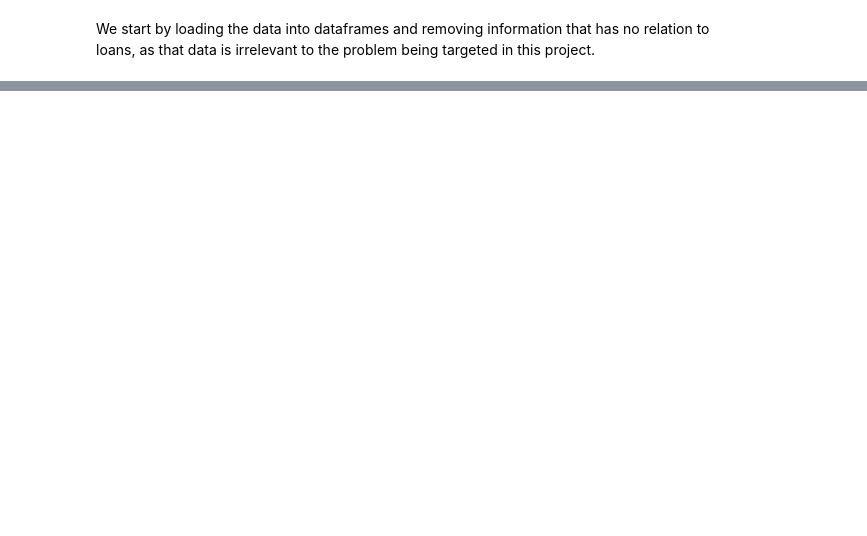
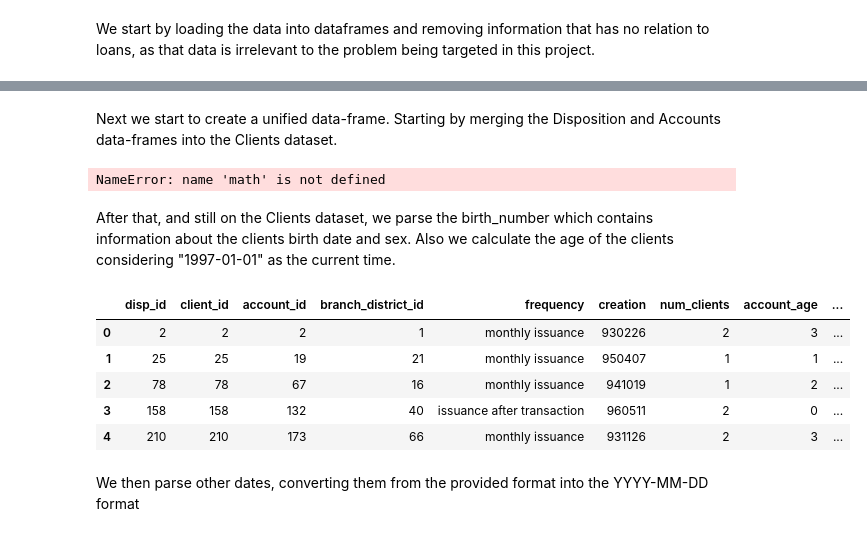
Before and after one commit to SergioEstevao11/FEUP-AC, a Jupyter notebook: src/bank_mining.ipynb, the cells around one changed output, grey strips where cells are left out. Drawn from its saved outputs; the diff is of its cells as text; code cells hidden in the pictures; blank space fills up the shorter version.

```diff
--- a/src/bank_mining.ipynb
+++ b/src/bank_mining.ipynb
@@ -260,0 +101,44 @@ accounts_with_balances
+# %% [markdown]
+Next we start to create a unified data-frame. Starting by merging the Disposition and Accounts data-frames into the Clients dataset.
+# %%
+from datetime import datetime
+import math
+
+dispositions_accounts = pd.merge(dispositions, accounts, on="account_id")
+dispositions_accounts.drop(columns="type", inplace=True)
+dispositions_accounts = dispositions_accounts.rename(columns={"date": "creation", "district_id": "branch_district_id"})
+current_date = datetime.strptime("1997-01-01", '%Y-%m-%d')
+dispositions_accounts["creation_date"] = pd.to_datetime(dispositions_accounts["creation"], format="%y%m%d")
+dispositions_accounts["account_age"] = dispositions_accounts["creation_date"].map(lambda date: math.floor((current_date - date).days/365.2425))
+dispositions_accounts.pop("creation_date")
+clients = pd.merge(dispositions_accounts, clients, on="client_id")
+clients = clients.rename(columns={"district_id": "client_district_id"})
+clients.head()
+# %% [output]
+NameError: name 'math' is not defined
+# %% [markdown]
+After that, and still on the Clients dataset, we parse the birth_number which contains information about the clients birth date and sex. Also we calculate the age of the clients considering "1997-01-01" as the current time.
+# %%
+from datetime import datetime
+import math
+#transform birth number into birthdate and sex
+birth_number = clients["birth_number"]
+clients["sex"] = birth_number.map(lambda nr: "Male" if nr % 10000 < 5000 else "Female").astype('category')
+clients["birthdate"] = birth_number.map(lambda nr: str(nr) if nr % 10000 < 5000 else str(nr-5000))
+clients["birthdate"] = pd.to_datetime("19"+clients["birthdate"], format='%Y%m%d')
+
+current_date = datetime.strptime("1997-01-01", '%Y-%m-%d')
+birthdates = clients["birthdate"]
+clients["age"] = birthdates.map(lambda dt: math.floor((current_date - dt).days/365.2425))
+
+clients.drop(columns="birth_number", inplace=True)
+clients.head()
+# %% [output]
+|  | disp_id | client_id | account_id | branch_district_id | frequency | creation | num_clients | account_age | ... |
+| 0 | 2 | 2 | 2 | 1 | monthly issuance | 930226 | 2 | 3 | ... |
+| 1 | 25 | 25 | 19 | 21 | monthly issuance | 950407 | 1 | 1 | ... |
+| 2 | 78 | 78 | 67 | 16 | monthly issuance | 941019 | 1 | 2 | ... |
+| 3 | 158 | 158 | 132 | 40 | issuance after transaction | 960511 | 2 | 0 | ... |
+| 4 | 210 | 210 | 173 | 66 | monthly issuance | 931126 | 2 | 3 | ... |
+# %% [markdown]
+We then parse other dates, converting them from the provided format into the YYYY-MM-DD format
```
Also changed, not shown: parts of 46 cells of this notebook, 7 other files.
